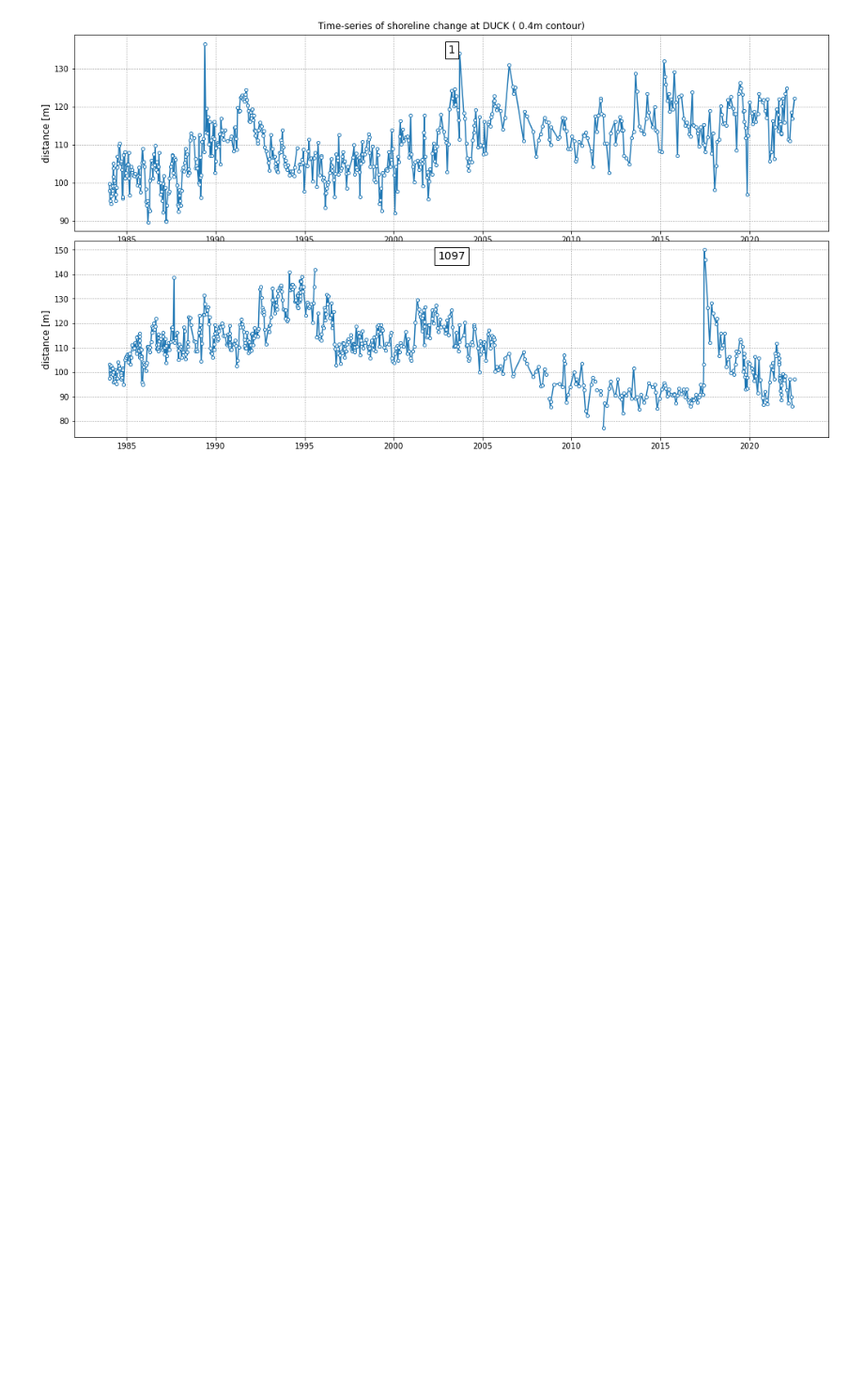
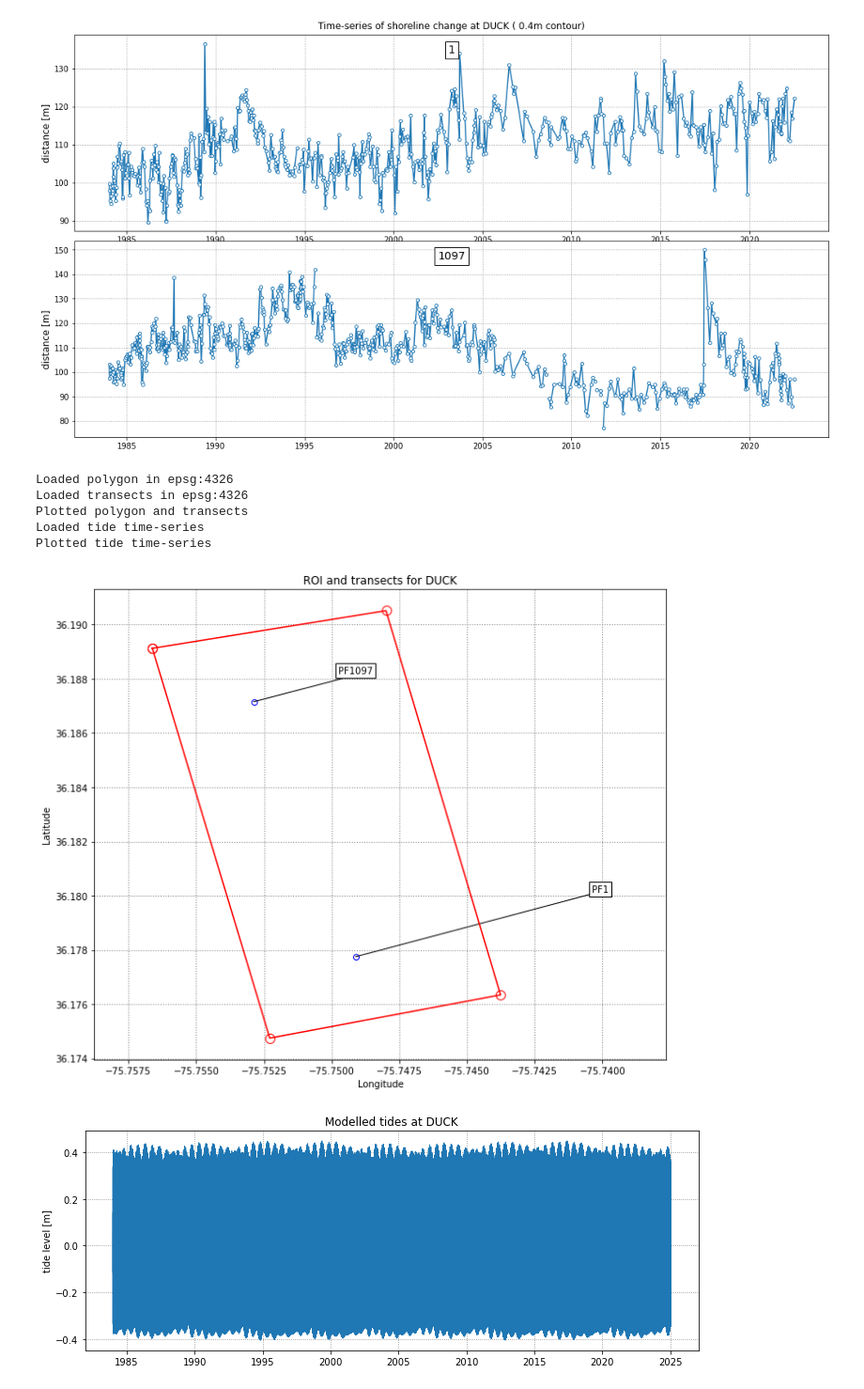
Before and after one commit to SatelliteShorelines/SDS_Benchmark, a Jupyter notebook: notebooks/1_preprocess_datasets.ipynb, the cells around one changed output. Shown at 94% size. Saved outputs shown, nothing was run; the diff lists cells and outputs as text; code cells hidden in the pictures; blank space fills up the shorter version.

```diff
--- a/notebooks/1_preprocess_datasets.ipynb
+++ b/notebooks/1_preprocess_datasets.ipynb
@@ -282,3 +352,53 @@ for i,key in enumerate(topo_profiles.keys()):
             va='top', transform=ax.transAxes, fontsize=14)
 # %% [output]
 [figure]
+# %%
+# read polygon ROI
+fn_polygon = os.path.join(data_folder, '%s_polygon.kml'%sitename)
+polygon = SDS_tools.polygon_from_kml(fn_polygon)
+print('Loaded polygon in epsg:4326')
+
+# read transects
+fn_transects = os.path.join(data_folder, '%s_transects.geojson'%sitename)
+gdf_transects = gpd.read_file(fn_transects)
+print('Loaded transects in epsg:%d'%gdf_transects.crs.to_epsg())
+# put transects into a dictionary with their name
+transects = dict([])
+for i in gdf_transects.index:
+    transects[gdf_transects.loc[i,'name']] = np.array(gdf_transects.loc[i,'geometry'].coords)
+
+# plot transects and polygon
+fig,ax = plt.subplots(1,1,figsize=(10,8),tight_layout=True)
+ax.grid(which='major',ls=':',c='0.5',lw=1)
+ax.axis('equal')
+ax.set(xlabel='Longitude',ylabel='Latitude',title='ROI and transects for %s'%sitename)
+for i,key in enumerate(list(transects.keys())):
+    ax.plot(transects[key][0,0],transects[key][0,1], 'bo',mfc='None',ms=6)
+    ax.plot(transects[key][:,0],transects[key][:,1],'k-',lw=1)
+    ax.text(transects[key][1,0], transects[key][1,1], key,
+            va='center', ha='right', bbox=dict(boxstyle="square", ec='k',fc='w'))
+polygon_coords = np.array(polygon[0])
+ax.plot(polygon_coords[:,0],polygon_coords[:,1],'r-o',mfc='None',ms=10)
+print('Plotted polygon and transects')
+
+# load tide time-series
+fn_tides = os.path.join(data_folder,'%s_tides.csv'%sitename)
+tide_data = pd.read_csv(fn_tides, parse_dates=['dates'])
+dates_ts = [_.to_pydatetime() for _ in tide_data['dates']]
+tides_ts = np.array(tide_data['tides'])
+print('Loaded tide time-series')
+
+# plot tide time-series
+fig, ax = plt.subplots(1,1,figsize=(10,4), tight_layout=True)
+ax.grid(which='major', linestyle=':', color='0.5')
+ax.plot(tide_data['dates'], tide_data['tides'], '-',lw=1)
+ax.set(ylabel='tide level [m]',title='Modelled tides at %s'%sitename)
+print('Plotted tide time-series')
+# %% [output]
+Loaded polygon in epsg:4326
+Loaded transects in epsg:4326
+Plotted polygon and transects
+Loaded tide time-series
+Plotted tide time-series
+[figure, added]
+[figure, added]
```
Also changed, not shown: parts of 7 cells of this notebook, 3 other files.
